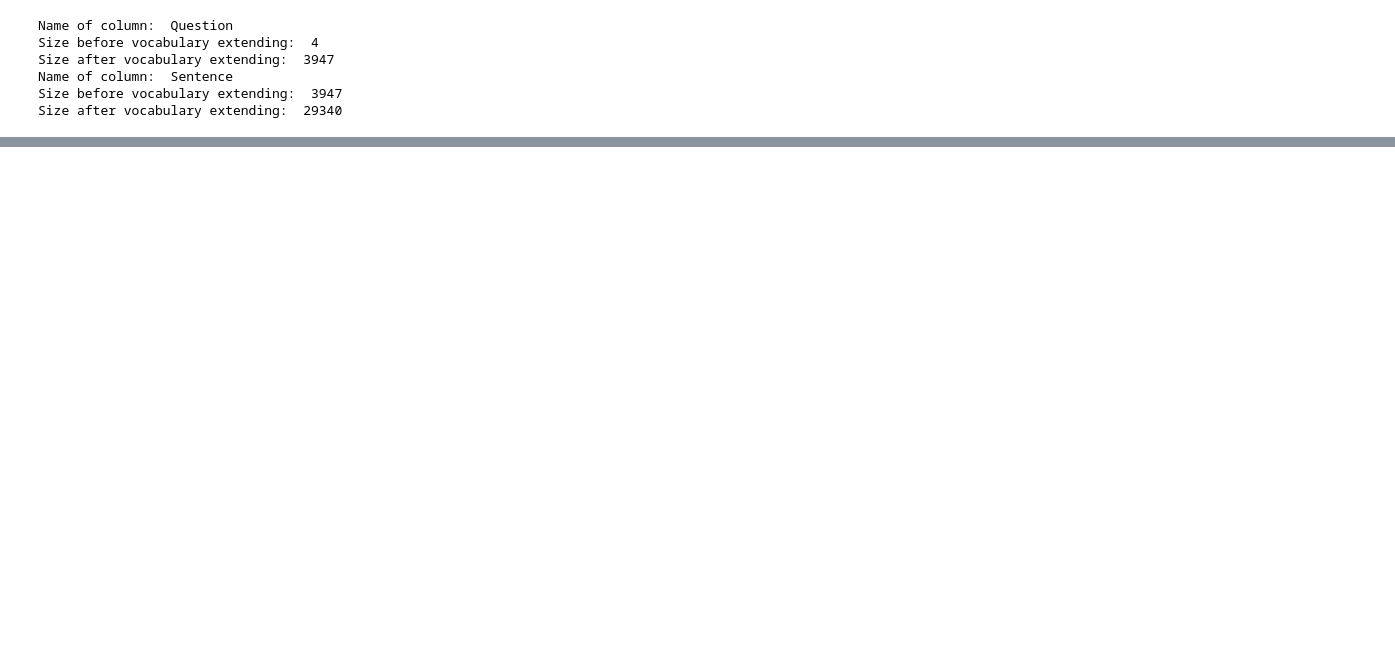
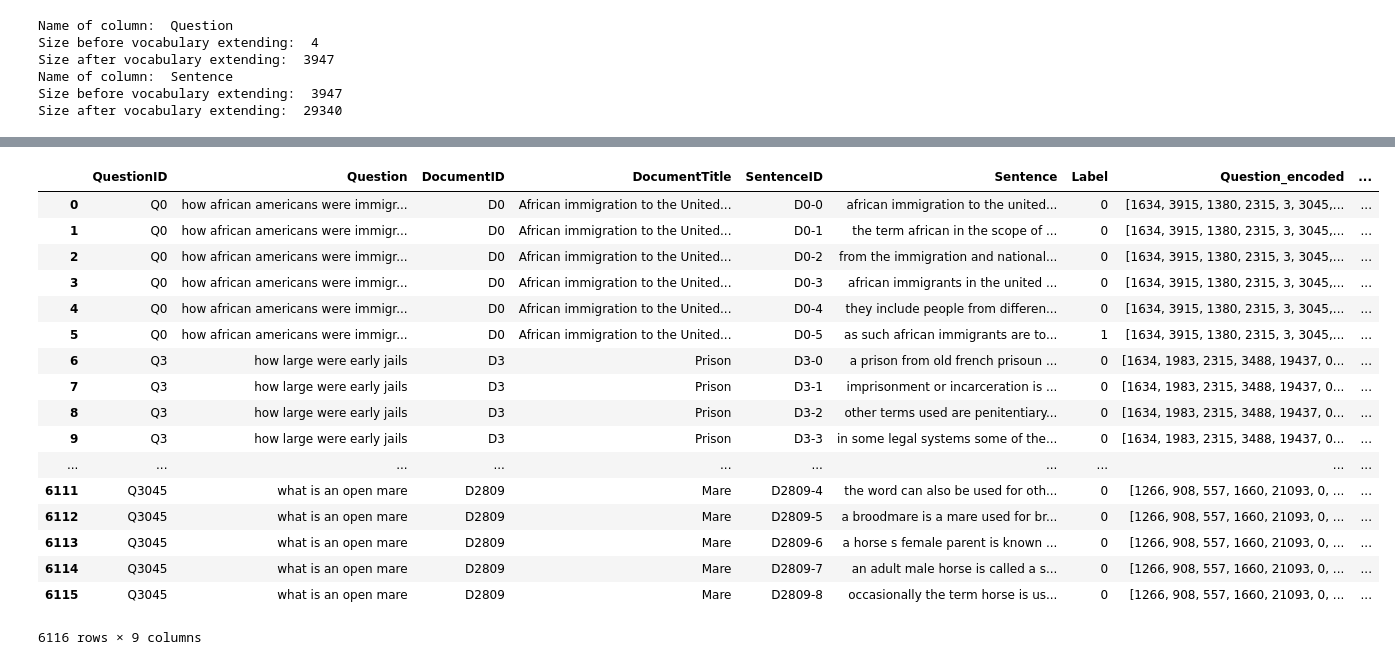
Before and after one commit to ivanpastukhov/nn4nqa, a Jupyter notebook: train.ipynb, the cells around one changed output, grey strips where cells are left out. Cells and saved outputs as stored; diff of their text form; code cells hidden in the pictures; blank space fills up the shorter version.

```diff
--- a/train.ipynb
+++ b/train.ipynb
@@ -30,6 +30,9 @@ logging.info('USE_CUDA: {}'.format(USE_CUDA))
 device = torch.device("cuda" if USE_CUDA else "cpu")
 
 df_train = pd.read_csv('./data/WikiQACorpus/WikiQA-train.tsv', sep='\t')
+df_test = pd.read_csv('./data/WikiQACorpus/WikiQA-test.tsv', sep='\t')
+print('Shape_train: ', df_train.shape)
+print('Shape_test: ', df_test.shape)
 df_train.head(12)
 # %% [output]
 INFO:root:USE_CUDA: True
@@ -50,6 +55,8 @@ INFO:root:USE_CUDA: True
 sub = r"[^A-Za-z]+"
 df_train.loc[:,'Question'] = df_train.loc[:, 'Question'].apply(lambda x: re.sub(sub, ' ', x).strip().lower())
 df_train.loc[:,'Sentence'] = df_train.loc[:, 'Sentence'].apply(lambda x: re.sub(sub, ' ', x).strip().lower())
+df_test.loc[:,'Question'] = df_test.loc[:, 'Question'].apply(lambda x: re.sub(sub, ' ', x).strip().lower())
+df_test.loc[:,'Sentence'] = df_test.loc[:, 'Sentence'].apply(lambda x: re.sub(sub, ' ', x).strip().lower())
 df_train.head()
 # %% [output]
 |  | QuestionID | Question | DocumentID | DocumentTitle | SentenceID | Sentence | Label |
@@ -112,4 +128,9 @@ df_train.loc[:, 'Question_encoded'] = df_train.loc[:, 'Question'].apply(
     lambda x: [voc.token2index.get(i, voc.token2index['<UNK>']) for i in x.split()])
 df_train.loc[:, 'Sentence_encoded'] = df_train.loc[:, 'Sentence'].apply(
     lambda x: [voc.token2index.get(i, voc.token2index['<UNK>']) for i in x.split()])
+
+df_test.loc[:, 'Question_encoded'] = df_test.loc[:, 'Question'].apply(
+    lambda x: [voc.token2index.get(i, voc.token2index['<UNK>']) for i in x.split()])
+df_test.loc[:, 'Sentence_encoded'] = df_test.loc[:, 'Sentence'].apply(
+    lambda x: [voc.token2index.get(i, voc.token2index['<UNK>']) for i in x.split()])
 # %% [output]
@@ -261,0 +196,21 @@ def train(input_variable, lengths, target_variable, mask, max_target_len, encode
+# %%
+df_test
+# %% [output]
+|  | QuestionID | Question | DocumentID | DocumentTitle | SentenceID | Sentence | Label | Question_encoded | ... |
+| 0 | Q0 | how african americans were immigr... | D0 | African immigration to the United... | D0-0 | african immigration to the united... | 0 | [1634, 3915, 1380, 2315, 3, 3045,... | ... |
+| 1 | Q0 | how african americans were immigr... | D0 | African immigration to the United... | D0-1 | the term african in the scope of ... | 0 | [1634, 3915, 1380, 2315, 3, 3045,... | ... |
+| 2 | Q0 | how african americans were immigr... | D0 | African immigration to the United... | D0-2 | from the immigration and national... | 0 | [1634, 3915, 1380, 2315, 3, 3045,... | ... |
+| 3 | Q0 | how african americans were immigr... | D0 | African immigration to the United... | D0-3 | african immigrants in the united ... | 0 | [1634, 3915, 1380, 2315, 3, 3045,... | ... |
+| 4 | Q0 | how african americans were immigr... | D0 | African immigration to the United... | D0-4 | they include people from differen... | 0 | [1634, 3915, 1380, 2315, 3, 3045,... | ... |
+| 5 | Q0 | how african americans were immigr... | D0 | African immigration to the United... | D0-5 | as such african immigrants are to... | 1 | [1634, 3915, 1380, 2315, 3, 3045,... | ... |
+| 6 | Q3 | how large were early jails | D3 | Prison | D3-0 | a prison from old french prisoun ... | 0 | [1634, 1983, 2315, 3488, 19437, 0... | ... |
+| 7 | Q3 | how large were early jails | D3 | Prison | D3-1 | imprisonment or incarceration is ... | 0 | [1634, 1983, 2315, 3488, 19437, 0... | ... |
+| 8 | Q3 | how large were early jails | D3 | Prison | D3-2 | other terms used are penitentiary... | 0 | [1634, 1983, 2315, 3488, 19437, 0... | ... |
+| 9 | Q3 | how large were early jails | D3 | Prison | D3-3 | in some legal systems some of the... | 0 | [1634, 1983, 2315, 3488, 19437, 0... | ... |
+| ... | ... | ... | ... | ... | ... | ... | ... | ... | ... |
+| 6111 | Q3045 | what is an open mare | D2809 | Mare | D2809-4 | the word can also be used for oth... | 0 | [1266, 908, 557, 1660, 21093, 0, ... | ... |
+| 6112 | Q3045 | what is an open mare | D2809 | Mare | D2809-5 | a broodmare is a mare used for br... | 0 | [1266, 908, 557, 1660, 21093, 0, ... | ... |
+| 6113 | Q3045 | what is an open mare | D2809 | Mare | D2809-6 | a horse s female parent is known ... | 0 | [1266, 908, 557, 1660, 21093, 0, ... | ... |
+| 6114 | Q3045 | what is an open mare | D2809 | Mare | D2809-7 | an adult male horse is called a s... | 0 | [1266, 908, 557, 1660, 21093, 0, ... | ... |
+| 6115 | Q3045 | what is an open mare | D2809 | Mare | D2809-8 | occasionally the term horse is us... | 0 | [1266, 908, 557, 1660, 21093, 0, ... | ... |
+6116 rows × 9 columns
```
Also changed, not shown: parts of 16 cells of this notebook, 3 other files.
